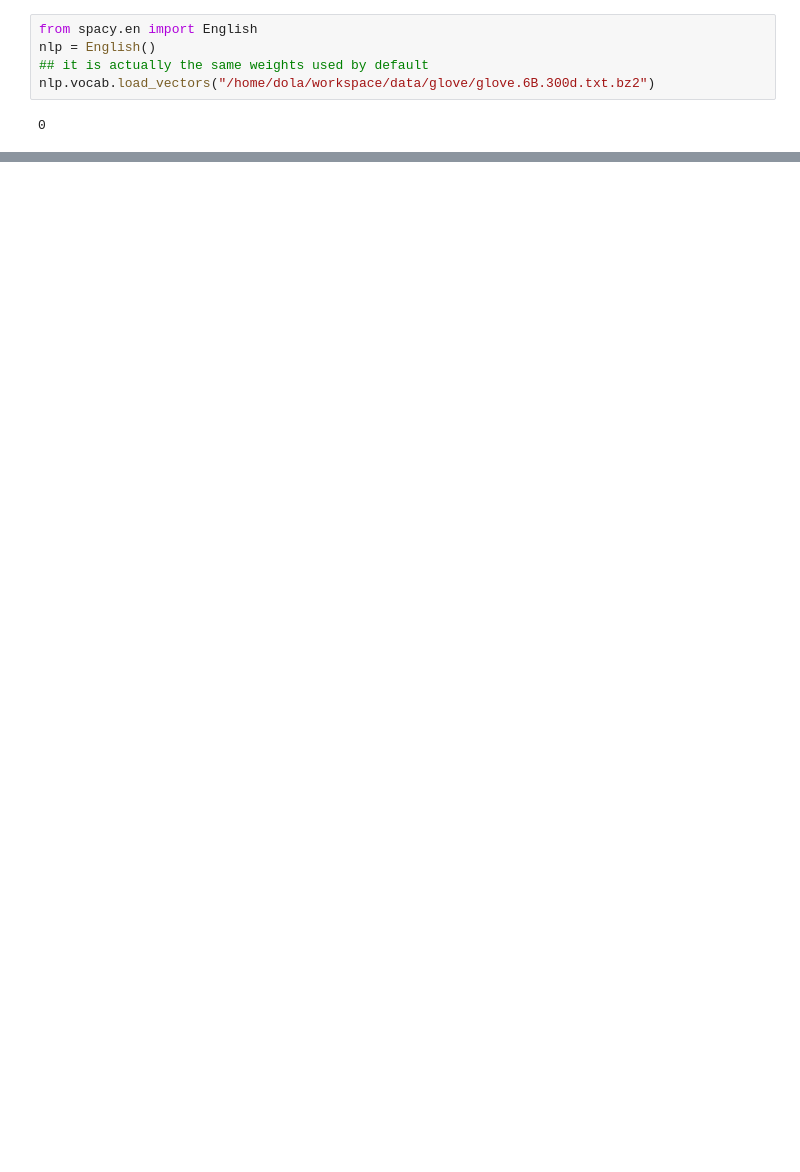
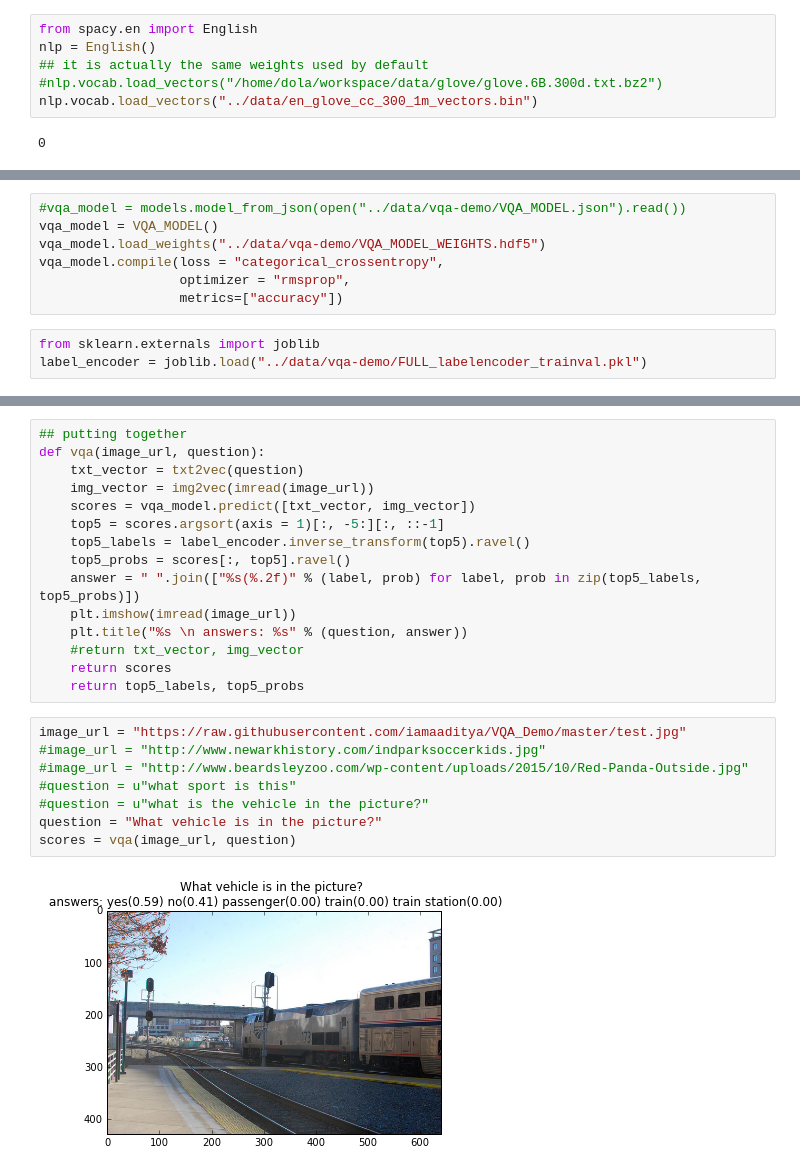
Before and after one commit to dolaameng/deeplearning-exploration, a Jupyter notebook: notebooks/USECASE - Visual Q & A by Keras.ipynb, the cells around one changed output, grey strips where cells are left out. Cells and saved outputs as stored; diff of their text form; blank space fills up the shorter version.

```diff
--- a/notebooks/USECASE - Visual Q & A by Keras.ipynb
+++ b/notebooks/USECASE - Visual Q & A by Keras.ipynb
@@ -165,7 +176,8 @@ word_embeddings = spacy.load("en", vectors='en_glove_cc_300_1m_vectors')
 from spacy.en import English
 nlp = English()
 ## it is actually the same weights used by default
-nlp.vocab.load_vectors("/home/dola/workspace/data/glove/glove.6B.300d.txt.bz2")
+#nlp.vocab.load_vectors("/home/dola/workspace/data/glove/glove.6B.300d.txt.bz2")
+nlp.vocab.load_vectors("../data/en_glove_cc_300_1m_vectors.bin")
 # %% [output]
 0
 # %%
@@ -186,0 +257,10 @@ cosine similarity 0.580242097378
+# %%
+#vqa_model = models.model_from_json(open("../data/vqa-demo/VQA_MODEL.json").read())
+vqa_model = VQA_MODEL()
+vqa_model.load_weights("../data/vqa-demo/VQA_MODEL_WEIGHTS.hdf5")
+vqa_model.compile(loss = "categorical_crossentropy",
+                  optimizer = "rmsprop",
+                  metrics=["accuracy"])
+# %%
+from sklearn.externals import joblib
+label_encoder = joblib.load("../data/vqa-demo/FULL_labelencoder_trainval.pkl")
@@ -186,0 +306,25 @@ cosine similarity 0.580242097378
+# %%
+## putting together
+def vqa(image_url, question):
+    txt_vector = txt2vec(question)
+    img_vector = img2vec(imread(image_url))
+    scores = vqa_model.predict([txt_vector, img_vector])
+    top5 = scores.argsort(axis = 1)[:, -5:][:, ::-1]
+    top5_labels = label_encoder.inverse_transform(top5).ravel()
+    top5_probs = scores[:, top5].ravel()
+    answer = " ".join(["%s(%.2f)" % (label, prob) for label, prob in zip(top5_labels, top5_probs)])
+    plt.imshow(imread(image_url))
+    plt.title("%s \n answers: %s" % (question, answer))
+    #return txt_vector, img_vector
+    return scores
+    return top5_labels, top5_probs
+# %%
+image_url = "https://raw.githubusercontent.com/iamaaditya/VQA_Demo/master/test.jpg"
+#image_url = "http://www.newarkhistory.com/indparksoccerkids.jpg"
+#image_url = "http://www.beardsleyzoo.com/wp-content/uploads/2015/10/Red-Panda-Outside.jpg"
+#question = u"what sport is this"
+#question = u"what is the vehicle in the picture?"
+question = "What vehicle is in the picture?"
+scores = vqa(image_url, question)
+# %% [output]
+[figure, added]
```
Also changed, not shown: parts of 16 cells of this notebook.
